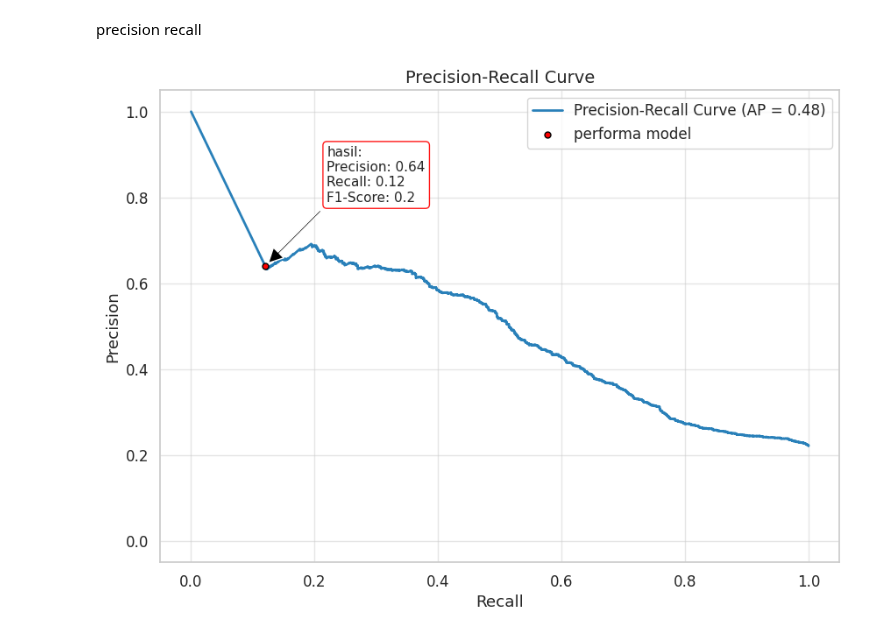
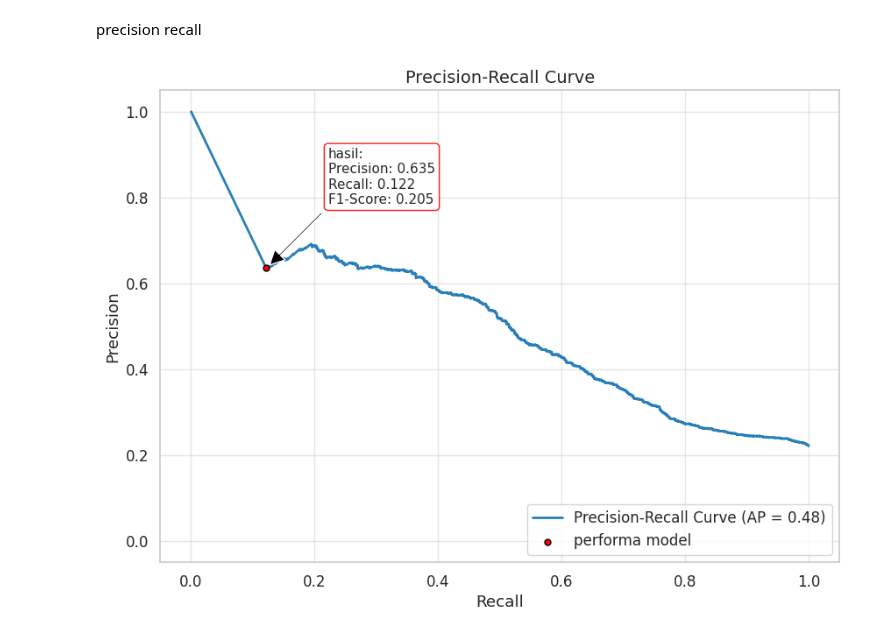
Before and after one commit to Najer-jril/BelajarML, a Jupyter notebook: 02_LEARNING/02_Supervised/NB_NLP/NB/CC_NB.ipynb, the cells around one changed output. Drawn from its saved outputs; the diff is of its cells as text; code cells hidden in the pictures.

```diff
--- a/02_LEARNING/02_Supervised/NB_NLP/CC_NB.ipynb
+++ b/02_LEARNING/02_Supervised/NB_NLP/NB/CC_NB.ipynb
@@ -660,42 +666,42 @@ precision recall
 precision_curve, recall_curve, _ = precision_recall_curve(y_test, y_proba)
 ap_score = average_precision_score(y_test, y_proba)
 
-current_recall = 0.12
-current_precision = 0.64
-current_f1 = 0.20
+current_recall = recall_score(y_test, y_pred)
+current_precision = precision_score(y_test, y_pred)
+current_f1 = f1_score(y_test, y_pred)
 
 sns.set(style='whitegrid', font_scale=1.1)
 plt.figure(figsize=(10, 7))
 
 #a
 plt.plot(recall_curve, precision_curve, label=f'Precision-Recall Curve (AP = {ap_score:.2f})',
          linewidth=2, color='#2980b9')
 
 #b
 plt.scatter(current_recall, current_precision, marker='o', color='red', s=25,
             label='performa model', zorder=5, edgecolors='black')
 
 #c
 text_label = (f"hasil:\n"
-              f"Precision: {current_precision}\n"
-              f"Recall: {current_recall}\n"
-              f"F1-Score: {current_f1}")
+              f"Precision: {current_precision:.3f}\n"
+              f"Recall: {current_recall:.3f}\n"
+              f"F1-Score: {current_f1:.3f}")
 
 plt.annotate(text_label,
              xy=(current_recall, current_precision),
              xytext=(current_recall + 0.1, current_precision + 0.15),
              arrowprops=dict(facecolor='black', shrink=0.05, width=1.5),
              bbox=dict(boxstyle="round,pad=0.3", fc="white", ec="red", alpha=0.9),
              fontsize=11)
 
 plt.xlabel('Recall')
 plt.ylabel('Precision')
 plt.title('Precision-Recall Curve', fontsize=14)
-plt.legend(loc='upper right')
+plt.legend(loc='lower right')
 plt.xlim([-0.05, 1.05])
 plt.ylim([-0.05, 1.05])
 plt.grid(True, alpha=0.5)
 
 plt.show()
 # %% [output]
-[figure, old version]
+[figure, new version]
```
Also changed, not shown: parts of 3 cells of this notebook, 2 other files.
